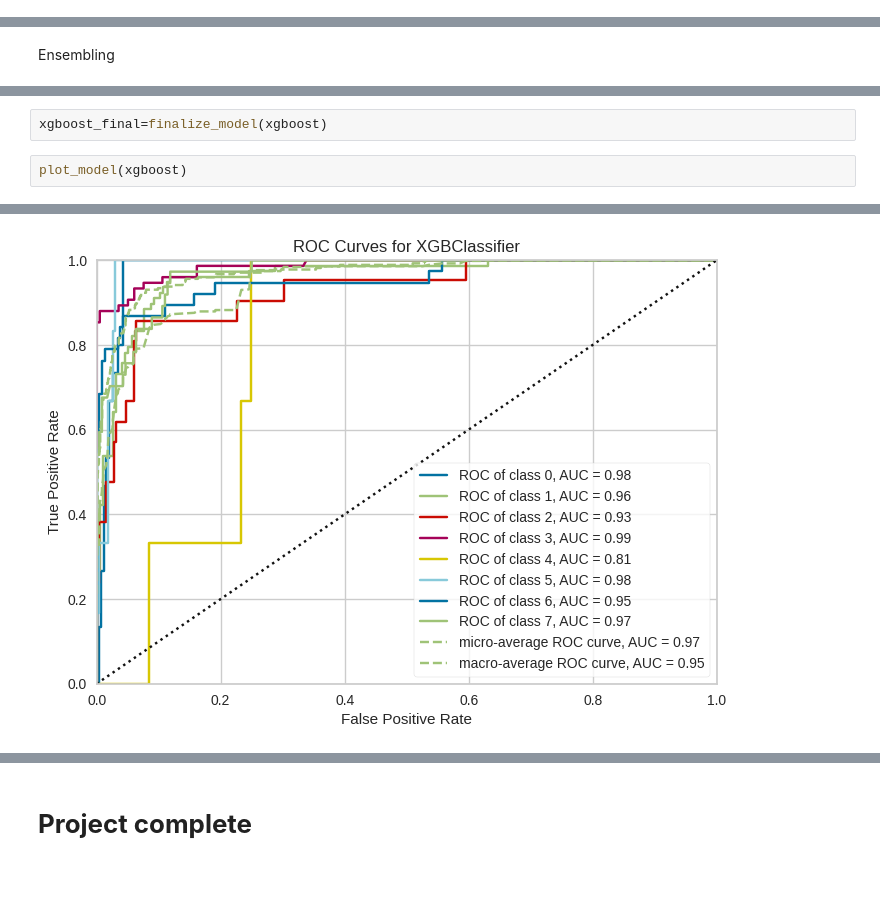
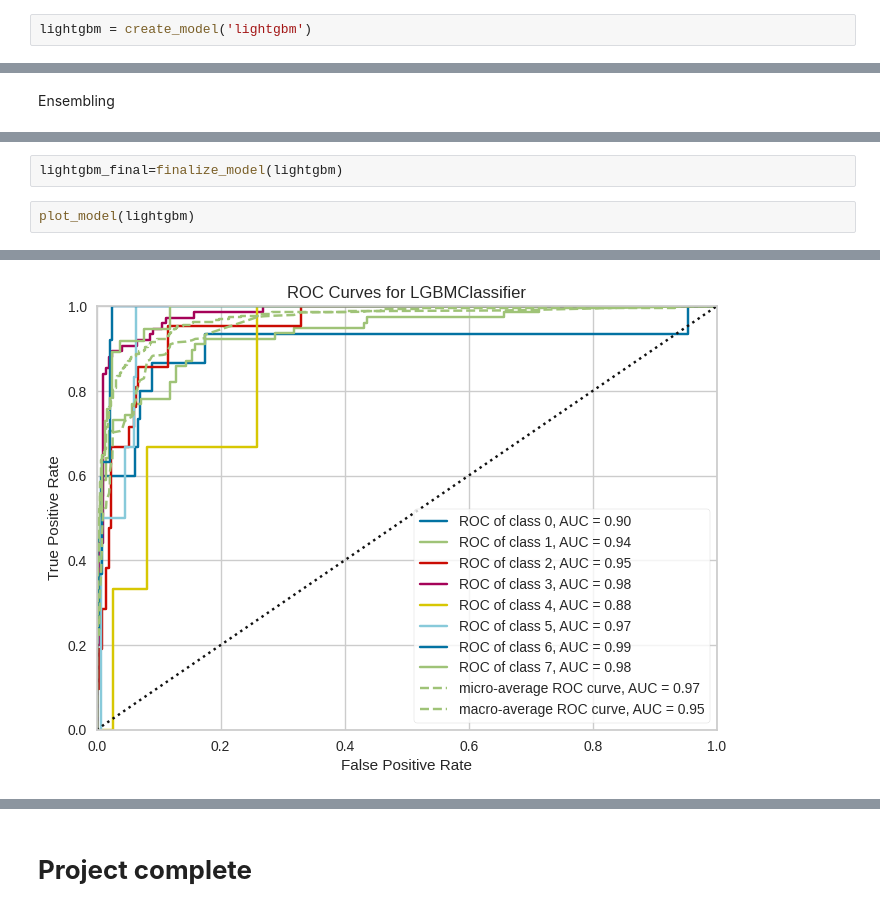
Before and after one commit to ChinarVyas/Evaluation-Projects, a Jupyter notebook: Phase:II/Global_Power_Plant_Database.ipynb, the cells around one changed output, grey strips where cells are left out. Drawn from its saved outputs; the diff is of its cells as text; blank space fills up the shorter version.

```diff
--- a/Phase:II/Global_Power_Plant_Database.ipynb
+++ b/Phase:II/Global_Power_Plant_Database.ipynb
@@ -583,0 +596,2 @@ xgboost = create_model('xgboost')
+# %%
+lightgbm = create_model('lightgbm')
@@ -646,8 +672,8 @@ XGBClassifier(base_score=None, booster='gbtree', callbacks=None,
-# %%
-xgboost_final=finalize_model(xgboost)
+# %%
+lightgbm_final=finalize_model(lightgbm)
 # %%
-plot_model(xgboost)
+plot_model(lightgbm)
 # %% [output]
 [interactive output not drawn]
-[figure, old version]
+[figure, new version]
 # %%
```
Also changed, not shown: parts of 24 cells of this notebook.
